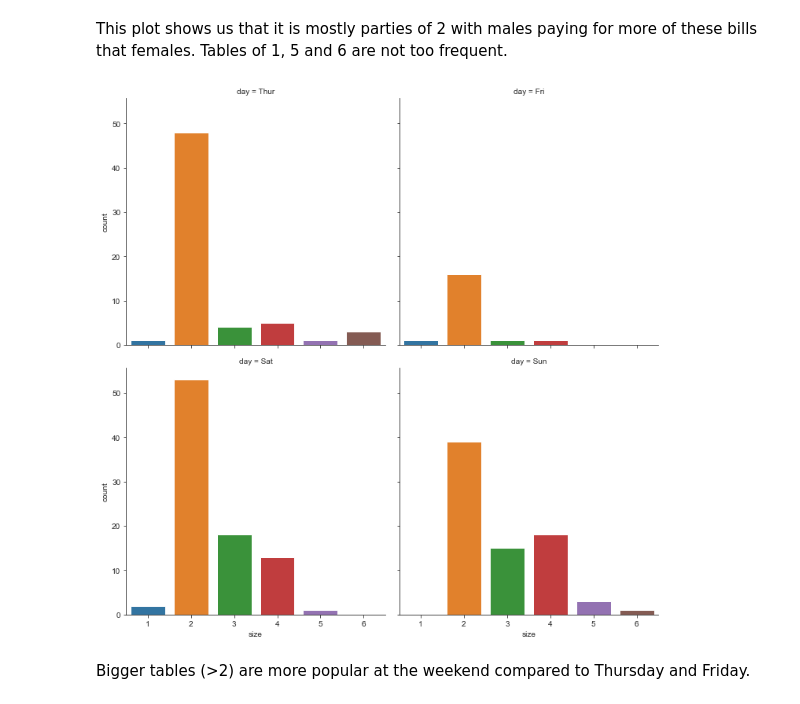
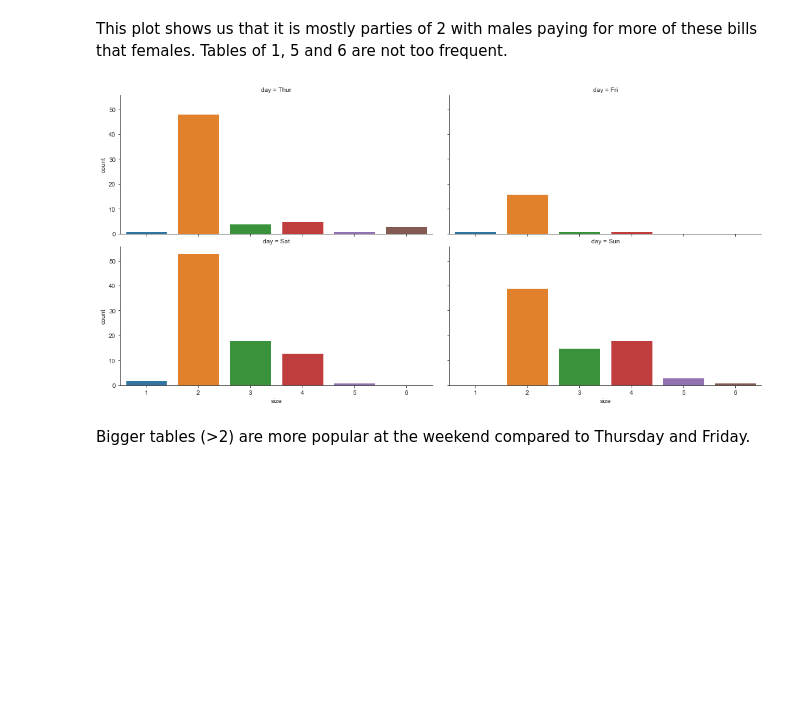
Before and after one commit to zoecahill1/fundamentals-project, a Jupyter notebook: tips-dataset.ipynb, the cells around one changed output. Drawn from its saved outputs; the diff is of its cells as text; code cells hidden in the pictures; blank space fills up the shorter version.

Commit message:
edited plots in regression

```diff
--- a/tips-dataset.ipynb
+++ b/tips-dataset.ipynb
@@ -486,8 +484,9 @@ Text(0.5, 1.0, 'Count of Party Size by Gender')
 This plot shows us that it is mostly parties of 2 with males paying for more of these bills that females. Tables of 1, 5 and 6 are not too frequent.
 # %%
 g = sns.catplot("size", col="day", col_wrap=2,data=tips,kind="count")
+g.fig.set_size_inches(15,7)
 # %% [output]
-[figure, old version]
+[figure, new version]
 # %% [markdown]
 Bigger tables (>2) are more popular at the weekend compared to Thursday and Friday.
 # %%
```
Also changed, not shown: parts of 20 cells of this notebook.
